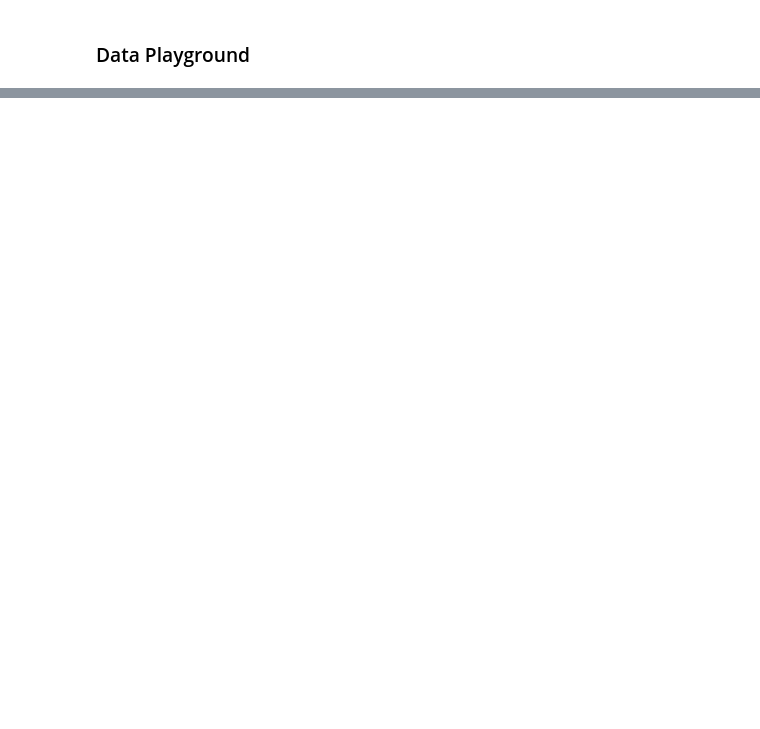
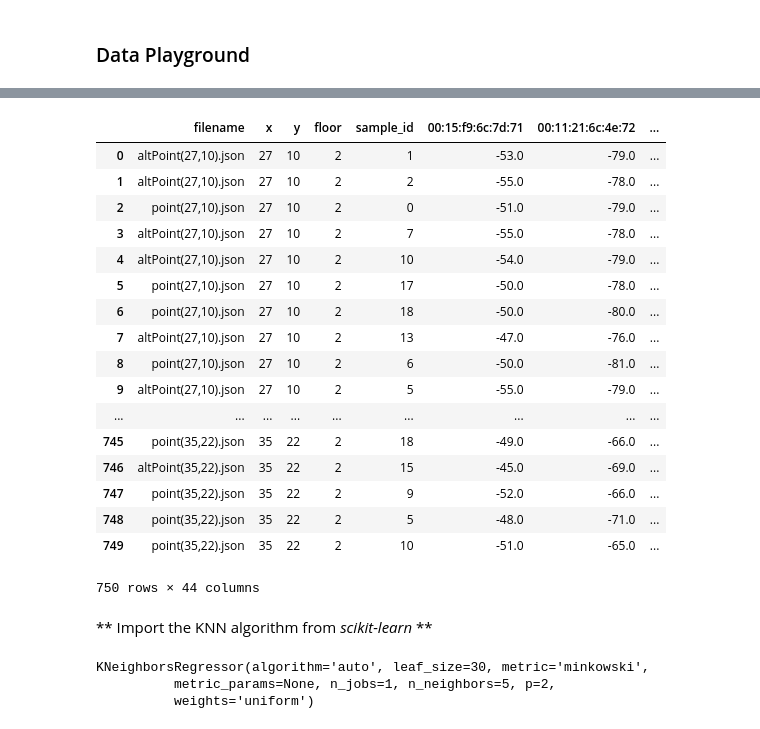
Before and after one commit to YanuX-Framework/YanuX-Cruncher, a Jupyter notebook: CruncherNotebook.ipynb, the cells around one changed output, grey strips where cells are left out. Drawn from its saved outputs; the diff is of its cells as text; code cells hidden in the pictures; blank space fills up the shorter version.

```diff
--- a/CruncherNotebook.ipynb
+++ b/CruncherNotebook.ipynb
@@ -84,8 +80,8 @@ wifi_samples.describe()
 # %% [markdown]
 Number of Unique Mac Addresses
 # %%
-mac_addresses = wifi_samples.mac_address.unique()
-len(wifi_samples.mac_address.unique())
+mac_addresses = wifi_results.mac_address.unique()
+len(wifi_results.mac_address.unique())
 # %% [output]
 39
 # %% [markdown]
@@ -156 +152,29 @@ x   y
 dtype: int64
+# %%
+wifi_samples_columns = ["filename", "x", "y", "floor", "sample_id"]
+wifi_samples_columns.extend(mac_addresses)
+
+wifi_samples = pd.DataFrame(wifi_logs.wifi_samples(0,30), columns=wifi_samples_columns)
+wifi_samples = wifi_samples.fillna(sys.float_info.min)
+wifi_samples
+# %% [output]
+|  | filename | x | y | floor | sample_id | 00:15:f9:6c:7d:71 | 00:11:21:6c:4e:72 | ... |
+| 0 | altPoint(27,10).json | 27 | 10 | 2 | 1 | -53.0 | -79.0 | ... |
+| 1 | altPoint(27,10).json | 27 | 10 | 2 | 2 | -55.0 | -78.0 | ... |
+| 2 | point(27,10).json | 27 | 10 | 2 | 0 | -51.0 | -79.0 | ... |
+| 3 | altPoint(27,10).json | 27 | 10 | 2 | 7 | -55.0 | -78.0 | ... |
+| 4 | altPoint(27,10).json | 27 | 10 | 2 | 10 | -54.0 | -79.0 | ... |
+| 5 | point(27,10).json | 27 | 10 | 2 | 17 | -50.0 | -78.0 | ... |
+| 6 | point(27,10).json | 27 | 10 | 2 | 18 | -50.0 | -80.0 | ... |
+| 7 | altPoint(27,10).json | 27 | 10 | 2 | 13 | -47.0 | -76.0 | ... |
+| 8 | point(27,10).json | 27 | 10 | 2 | 6 | -50.0 | -81.0 | ... |
+| 9 | altPoint(27,10).json | 27 | 10 | 2 | 5 | -55.0 | -79.0 | ... |
+| ... | ... | ... | ... | ... | ... | ... | ... | ... |
+| 745 | point(35,22).json | 35 | 22 | 2 | 18 | -49.0 | -66.0 | ... |
+| 746 | altPoint(35,22).json | 35 | 22 | 2 | 15 | -45.0 | -69.0 | ... |
+| 747 | point(35,22).json | 35 | 22 | 2 | 9 | -52.0 | -66.0 | ... |
+| 748 | point(35,22).json | 35 | 22 | 2 | 5 | -48.0 | -71.0 | ... |
+| 749 | point(35,22).json | 35 | 22 | 2 | 10 | -51.0 | -65.0 | ... |
+750 rows × 44 columns
+# %% [markdown]
+** Import the KNN algorithm from *scikit-learn* **
@@ -156,0 +183,8 @@ dtype: int64
+# %%
+knn = KNeighborsRegressor(n_neighbors=5)
+coord_cols = ["x","y"]
+knn.fit(wifi_samples[mac_addresses], wifi_samples[coord_cols])
+# %% [output]
+KNeighborsRegressor(algorithm='auto', leaf_size=30, metric='minkowski',
+          metric_params=None, n_jobs=1, n_neighbors=5, p=2,
+          weights='uniform')
```
Also changed, not shown: parts of 24 cells of this notebook, 4 other files.
